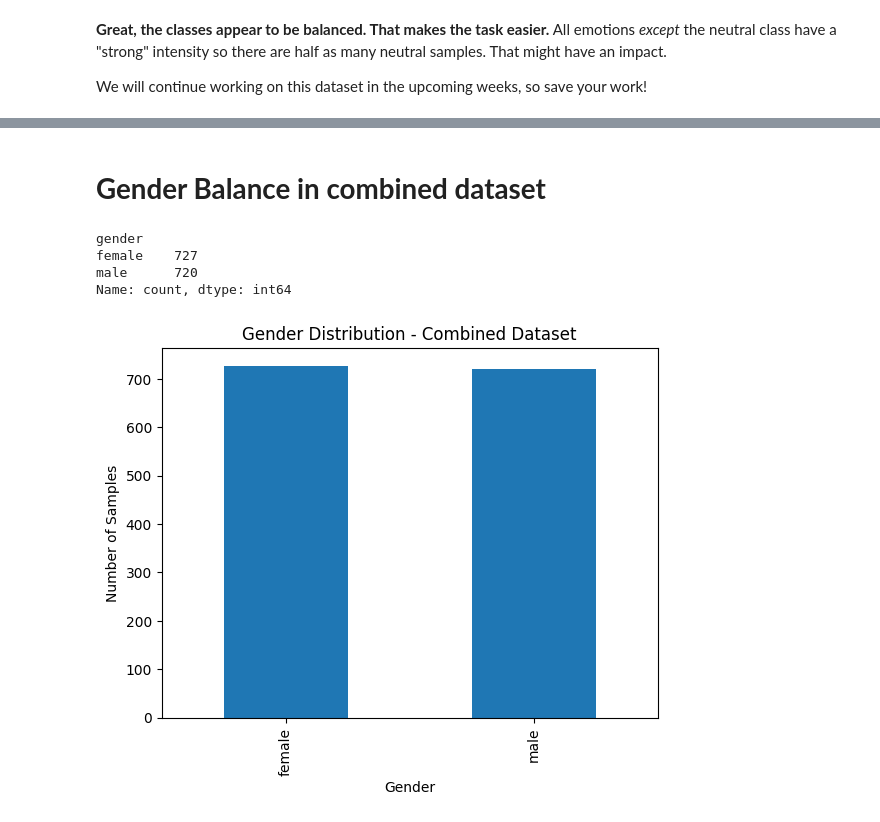
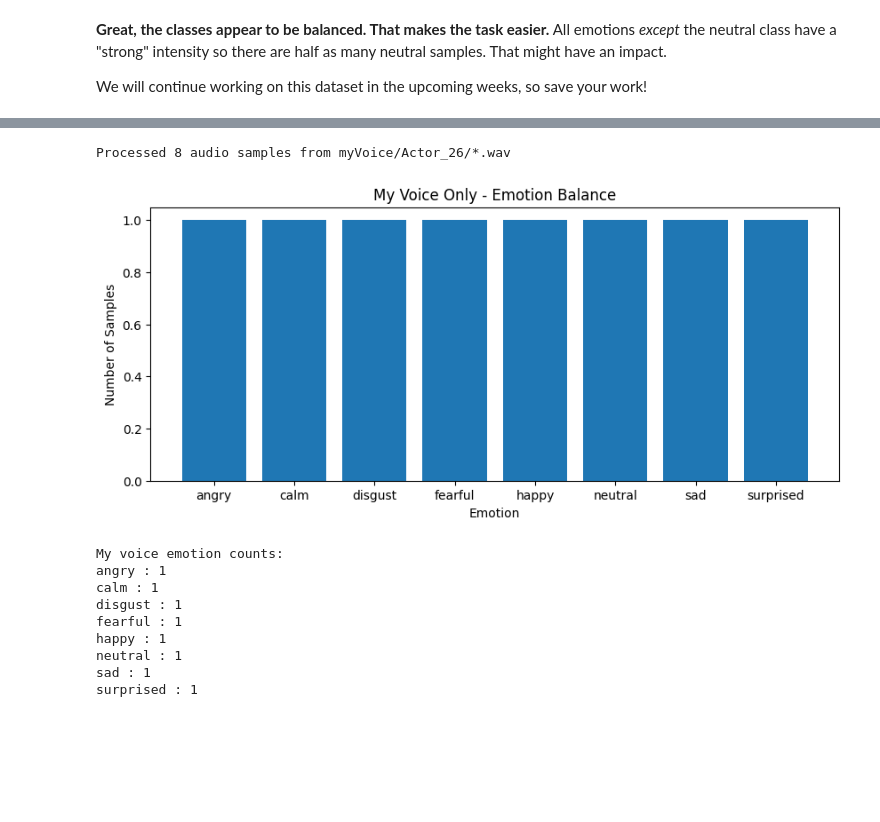
Before and after one commit to mahla-aghapour/Week2-DataPreprocessing, a Jupyter notebook: Week 2.ipynb, the cells around one changed output, grey strips where cells are left out. Cells and saved outputs as stored; diff of their text form; code cells hidden in the pictures; blank space fills up the shorter version.

```diff
--- a/Week 2.ipynb
+++ b/Week 2.ipynb
@@ -860,18 +794,29 @@ plot_emotions(combined_emotions, "Emotion Distribution - Combined RAVDESS + My V
-# %% [markdown]
-# **Gender Balance in combined dataset**
-# %%
-gender_counts = combined_df["gender"].value_counts()
-
-print(gender_counts)
-
-gender_counts.plot(kind="bar")
-plt.title("Gender Distribution - Combined Dataset")
-plt.xlabel("Gender")
-plt.ylabel("Number of Samples")
-plt.show()
-# %% [output]
-gender
-female    727
-male      720
-Name: count, dtype: int64
-[figure, removed]
+# %%
+# 2) My voice only
+my_features, my_emotions, my_gender = load_data("myVoice/Actor_26/*.wav")
+
+emotion_list, count = np.unique(my_emotions, return_counts=True)
+
+plt.figure(figsize=(10,4))
+plt.bar(x=range(len(emotion_list)), height=count)
+plt.xticks(ticks=range(len(emotion_list)), labels=emotion_list)
+plt.xlabel("Emotion")
+plt.ylabel("Number of Samples")
+plt.title("My Voice Only - Emotion Balance")
+plt.show()
+
+print("My voice emotion counts:")
+for emotion, number in zip(emotion_list, count):
+    print(emotion, ":", number)
+# %% [output]
+Processed 8 audio samples from myVoice/Actor_26/*.wav
+[figure, added]
+My voice emotion counts:
+angry : 1
+calm : 1
+disgust : 1
+fearful : 1
+happy : 1
+neutral : 1
+sad : 1
+surprised : 1
```
Also changed, not shown: parts of 19 cells of this notebook.
